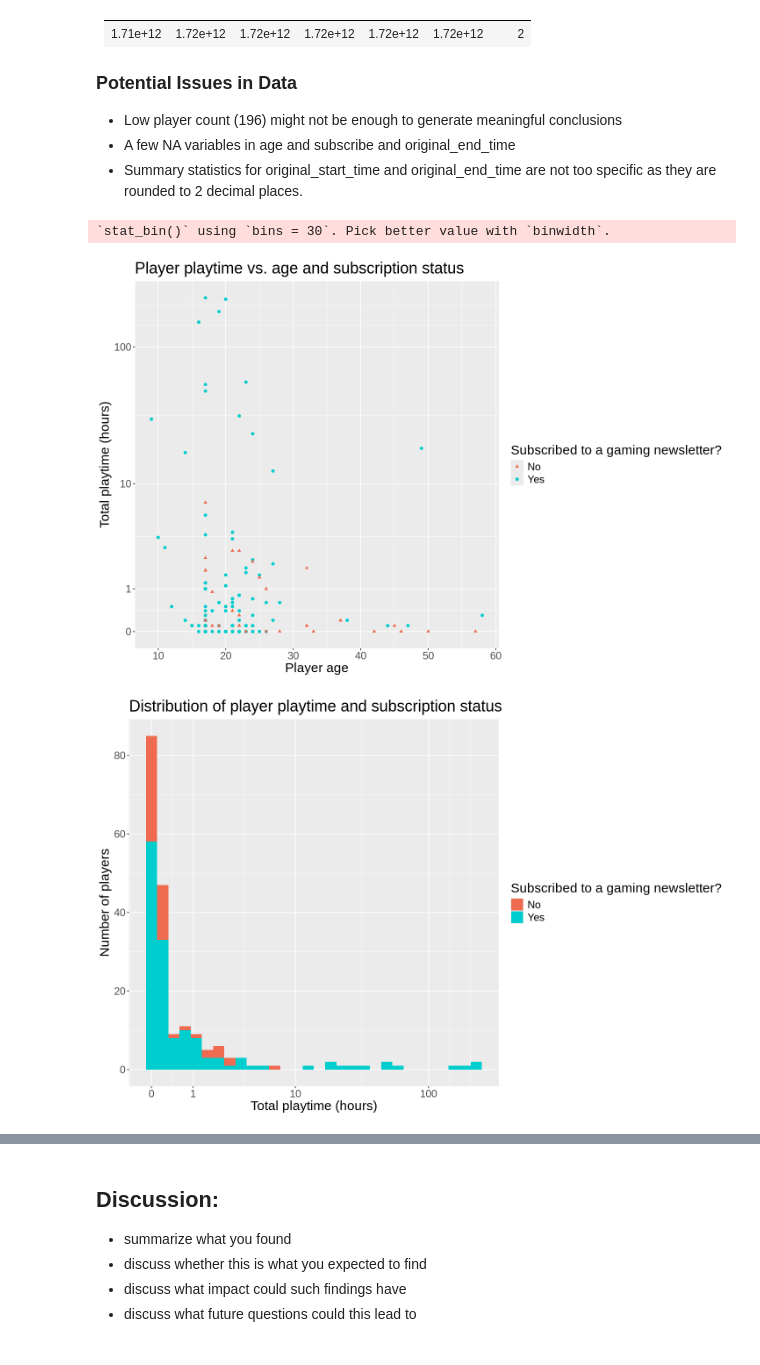
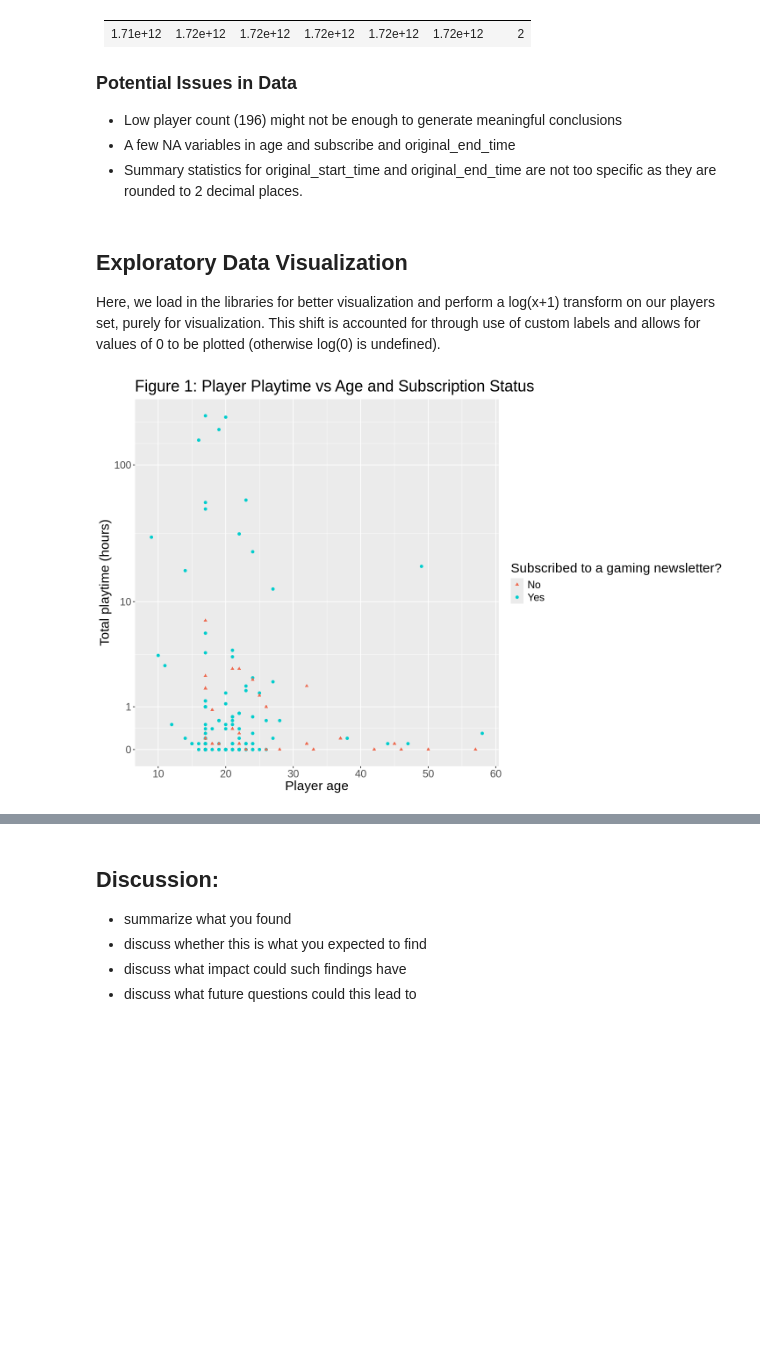
Before and after one commit to nesteagle/DSCI100-Project, a Jupyter notebook: report/report.ipynb, the cells around one changed output, grey strips where cells are left out. Saved outputs shown, nothing was run; the diff lists cells and outputs as text; code cells hidden in the pictures; blank space fills up the shorter version.

```diff
--- a/report/report.ipynb
+++ b/report/report.ipynb
@@ -219,3 +149,6 @@ A tibble: 21 × 2
 - Low player count (196) might not be enough to generate meaningful conclusions
 - A few NA variables in age and subscribe and original_end_time
 - Summary statistics for original_start_time and original_end_time are not too specific as they are rounded to 2 decimal places.
+# %% [markdown]
+## Exploratory Data Visualization
+Here, we load in the libraries for better visualization and perform a log(x+1) transform on our players set, purely for visualization. This shift is accounted for through use of custom labels and allows for values of 0 to be plotted (otherwise log(0) is undefined).
@@ -222,37 +162,10 @@ A tibble: 21 × 2
 # %%
-library(RColorBrewer)
-options(repr.plot.width = 12, repr.plot.height = 8)
-
-players_shifted <- players |>
-    mutate(played_hours = played_hours + 1)
-
 ggplot(players_shifted, aes(x=age, y=played_hours, colour = subscribe, shape = subscribe)) +
     geom_point() +
-    labs(x="Player age", y="Total playtime (hours)", colour = "Subscribed to a gaming newsletter?", shape = "Subscribed to a gaming newsletter?", title="Player playtime vs. age and subscription status")+
+    labs(x="Player age", y="Total playtime (hours)", colour = "Subscribed to a gaming newsletter?", shape = "Subscribed to a gaming newsletter?", title="Figure 1: Player Playtime vs Age and Subscription Status")+
     scale_color_manual(labels=c("No","Yes"), values=c("coral2", "cyan3"))+
     scale_shape_manual(labels=c("No","Yes"), values=c("triangle", "circle"))+
     scale_y_log10(breaks=c(1,2,11,101), labels=c("0","1","10","100"))+
     theme(text = element_text(size=18))
-
-ggplot(players_shifted, aes(x=played_hours, fill = subscribe)) +
-    geom_histogram() +
-    labs(x="Total playtime (hours)", y="Number of players", fill = "Subscribed to a gaming newsletter?", title="Distribution of player playtime and subscription status")+
-    scale_fill_manual(labels=c("No","Yes"), values=c("coral2", "cyan3"))+
-    theme(text = element_text(size=18))+
-    scale_x_log10(breaks=c(1,2,11,101), labels=c("0","1","10","100"))
-
-ggplot(players, aes(x=as_factor(experience), fill = gender)) +
-    geom_bar(stat="count") +
-    theme(text = element_text(size=16)) +
-    labs(x="Player Self-Identified Experience Level", y="Number of players", title="Distribution of player experience levels and gender", fill = "Player Gender")+
-    scale_fill_brewer(palette = 'Pastel2')
-
-ggplot(players, aes(x=subscribe, fill=gender)) +
-    geom_bar(stat="count") +
-    theme(text = element_text(size=16)) +
-    labs(x="Subscribed to a gaming newsletter?", y="Number of players", title="Distribution of gaming newsletter subscription", fill = "Player Gender")+
-    scale_fill_brewer(palette = 'Pastel2')
 # %% [output]
-`stat_bin()` using `bins = 30`. Pick better value with `binwidth`.
-[figure, old version]
+[figure, new version]
-[figure, removed]
```
Also changed, not shown: parts of 21 cells of this notebook.
